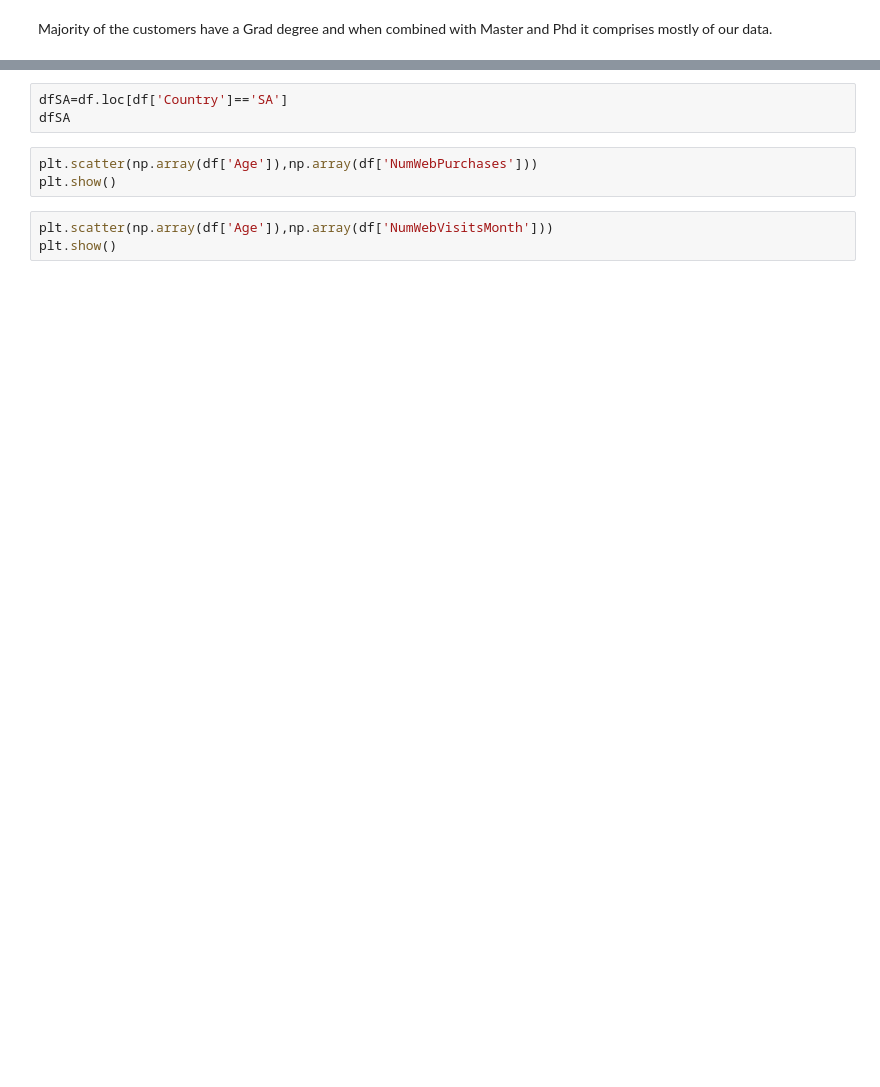
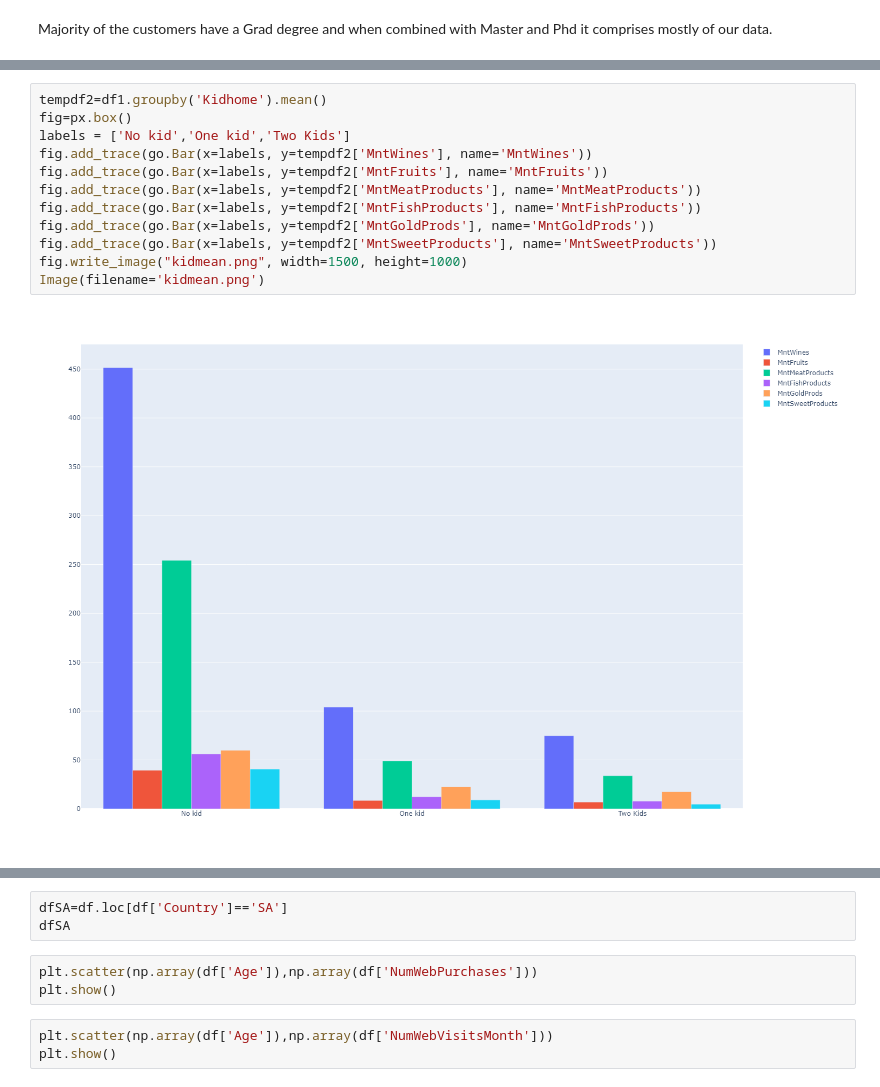
Before and after one commit to frax0n/Marketing-Analyis, a Jupyter notebook: Marketing Analytics .ipynb, the cells around one changed output, grey strips where cells are left out. Drawn from its saved outputs; the diff is of its cells as text; blank space fills up the shorter version.

```diff
--- a/Marketing Analytics .ipynb
+++ b/Marketing Analytics .ipynb
@@ -173,0 +235,14 @@ Majority of the customers have a Grad degree and when combined with Master and P
+# %%
+tempdf2=df1.groupby('Kidhome').mean()
+fig=px.box()
+labels = ['No kid','One kid','Two Kids']
+fig.add_trace(go.Bar(x=labels, y=tempdf2['MntWines'], name='MntWines'))
+fig.add_trace(go.Bar(x=labels, y=tempdf2['MntFruits'], name='MntFruits'))
+fig.add_trace(go.Bar(x=labels, y=tempdf2['MntMeatProducts'], name='MntMeatProducts'))
+fig.add_trace(go.Bar(x=labels, y=tempdf2['MntFishProducts'], name='MntFishProducts'))
+fig.add_trace(go.Bar(x=labels, y=tempdf2['MntGoldProds'], name='MntGoldProds'))
+fig.add_trace(go.Bar(x=labels, y=tempdf2['MntSweetProducts'], name='MntSweetProducts'))
+fig.write_image("kidmean.png", width=1500, height=1000)
+Image(filename='kidmean.png')
+# %% [output]
+[figure, added]
```
Also changed, not shown: parts of 19 cells of this notebook, 9 other files.
